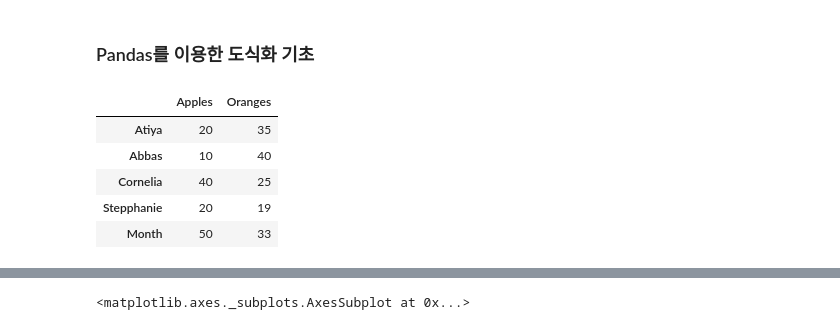
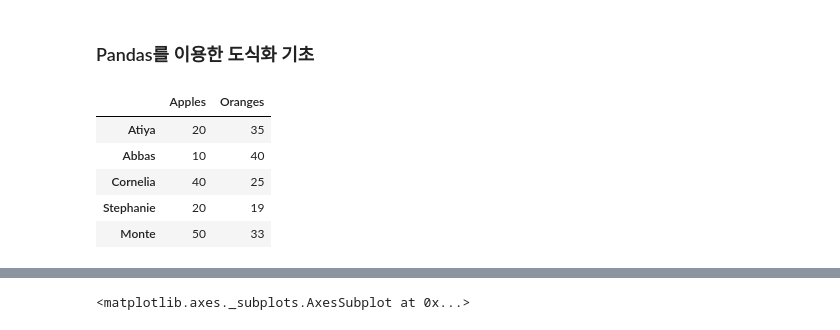
Before and after one commit to liberalapes/pandas_cookbook, a Jupyter notebook: 11장 Matplotlib, Pandas, Seaborn을 이용한 시각화.ipynb, the cells around one changed output, grey strips where cells are left out. Saved outputs shown, nothing was run; the diff lists cells and outputs as text; code cells hidden in the pictures.

```diff
--- a/11장 Matplotlib, Pandas, Seaborn을 이용한 시각화.ipynb
+++ b/11장 Matplotlib, Pandas, Seaborn을 이용한 시각화.ipynb
@@ -333,14 +339,16 @@ ax.grid(True)
 # %% [markdown]
 ### Pandas를 이용한 도식화 기초
 # %%
-df = pd.DataFrame(index = ['Atiya', 'Abbas', 'Cornelia', 'Stepphanie', 'Month'], data = {'Apples':[20, 10, 40, 20, 50], 'Oranges':[35,40,25,19,33]})
+df = pd.DataFrame(index=['Atiya', 'Abbas', 'Cornelia', 'Stephanie', 'Monte'],
+                  data={'Apples':[20, 10, 40, 20, 50],
+                        'Oranges':[35, 40, 25, 19, 33]})
 df
 # %% [output]
 |  | Apples | Oranges |
 | Atiya | 20 | 35 |
 | Abbas | 10 | 40 |
 | Cornelia | 40 | 25 |
-| Stepphanie | 20 | 19 |
-| Month | 50 | 33 |
+| Stephanie | 20 | 19 |
+| Monte | 50 | 33 |
 # %%
 color = ['.2', '.7']
```
Also changed, not shown: parts of 46 cells of this notebook.
